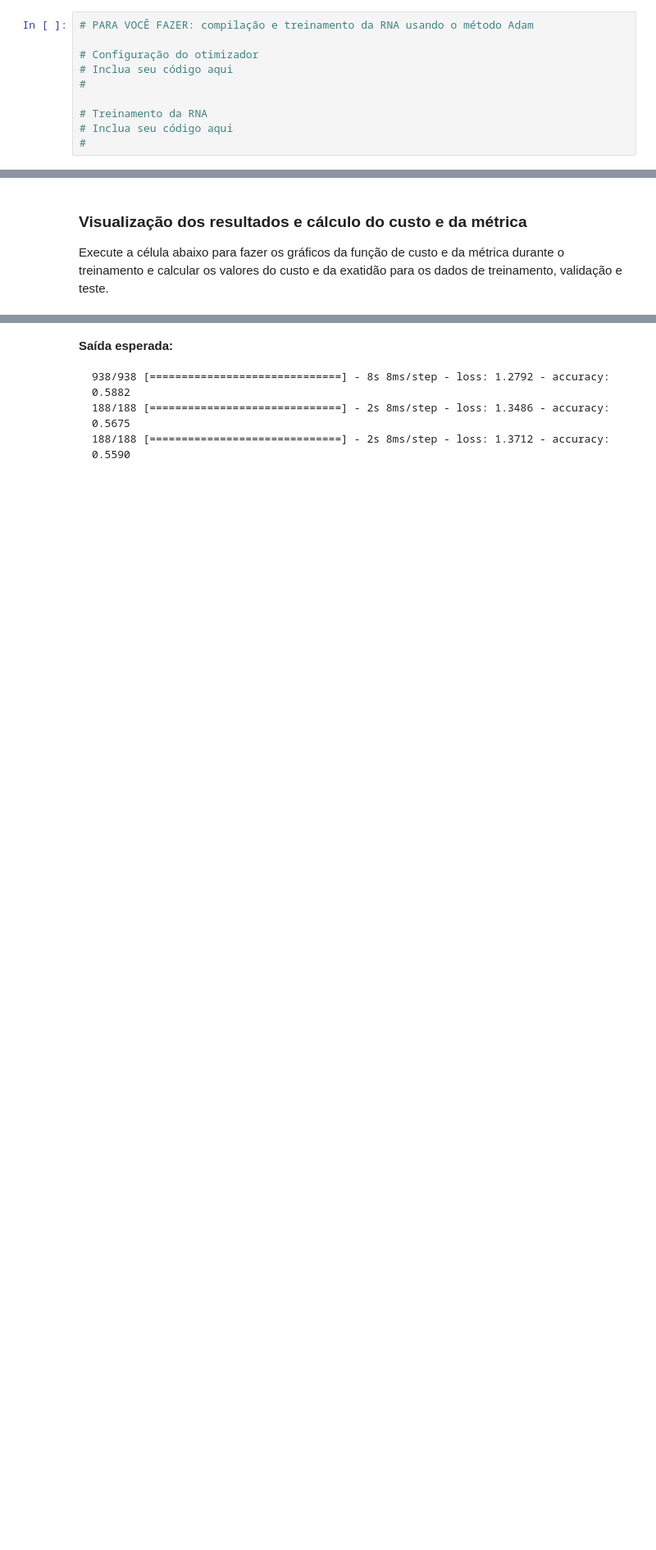
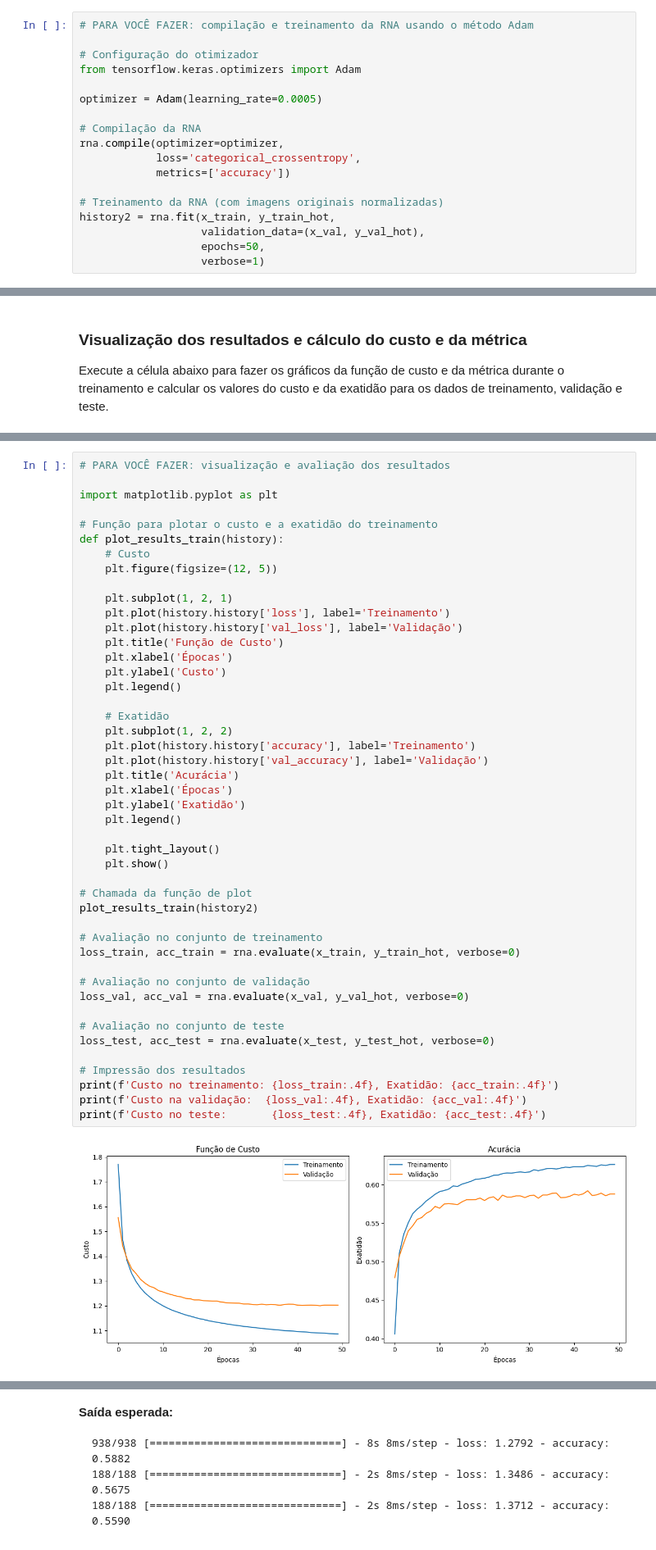
Before and after one commit to wallacecgalvao/Visao_Computacional-T2-Transferencia_de_Aprendizado, a Jupyter notebook: T2_Transferência_aprendizado.ipynb, the cells around one changed output, grey strips where cells are left out. Shown at 82% size. Saved outputs shown, nothing was run; the diff lists cells and outputs as text; blank space fills up the shorter version.

```diff
--- a/T2_Transferência_aprendizado.ipynb
+++ b/T2_Transferência_aprendizado.ipynb
@@ -571,9 +747,17 @@ Agora você vai treinar a parte de classifcação da sua RNA usando o método de
 # PARA VOCÊ FAZER: compilação e treinamento da RNA usando o método Adam
 
 # Configuração do otimizador
-# Inclua seu código aqui
-#
+from tensorflow.keras.optimizers import Adam
 
-# Treinamento da RNA
-# Inclua seu código aqui
-#
+optimizer = Adam(learning_rate=0.0005)
+
+# Compilação da RNA
+rna.compile(optimizer=optimizer,
+            loss='categorical_crossentropy',
+            metrics=['accuracy'])
+
+# Treinamento da RNA (com imagens originais normalizadas)
+history2 = rna.fit(x_train, y_train_hot,
+                   validation_data=(x_val, y_val_hot),
+                   epochs=50,
+                   verbose=1)
@@ -603,0 +796,48 @@ Execute a célula abaixo para fazer os gráficos da função de custo e da métr
+# %%
+# PARA VOCÊ FAZER: visualização e avaliação dos resultados
+
+import matplotlib.pyplot as plt
+
+# Função para plotar o custo e a exatidão do treinamento
+def plot_results_train(history):
+    # Custo
+    plt.figure(figsize=(12, 5))
+
+    plt.subplot(1, 2, 1)
+    plt.plot(history.history['loss'], label='Treinamento')
+    plt.plot(history.history['val_loss'], label='Validação')
+    plt.title('Função de Custo')
+    plt.xlabel('Épocas')
+    plt.ylabel('Custo')
+    plt.legend()
+
+    # Exatidão
+    plt.subplot(1, 2, 2)
+    plt.plot(history.history['accuracy'], label='Treinamento')
+    plt.plot(history.history['val_accuracy'], label='Validação')
+    plt.title('Acurácia')
+    plt.xlabel('Épocas')
+    plt.ylabel('Exatidão')
+    plt.legend()
+
+    plt.tight_layout()
+    plt.show()
+
+# Chamada da função de plot
+plot_results_train(history2)
+
+# Avaliação no conjunto de treinamento
+loss_train, acc_train = rna.evaluate(x_train, y_train_hot, verbose=0)
+
+# Avaliação no conjunto de validação
+loss_val, acc_val = rna.evaluate(x_val, y_val_hot, verbose=0)
+
+# Avaliação no conjunto de teste
+loss_test, acc_test = rna.evaluate(x_test, y_test_hot, verbose=0)
+
+# Impressão dos resultados
+print(f'Custo no treinamento: {loss_train:.4f}, Exatidão: {acc_train:.4f}')
+print(f'Custo na validação:  {loss_val:.4f}, Exatidão: {acc_val:.4f}')
+print(f'Custo no teste:       {loss_test:.4f}, Exatidão: {acc_test:.4f}')
+# %% [output]
+[figure, added]
```
Also changed, not shown: parts of 32 cells of this notebook.
